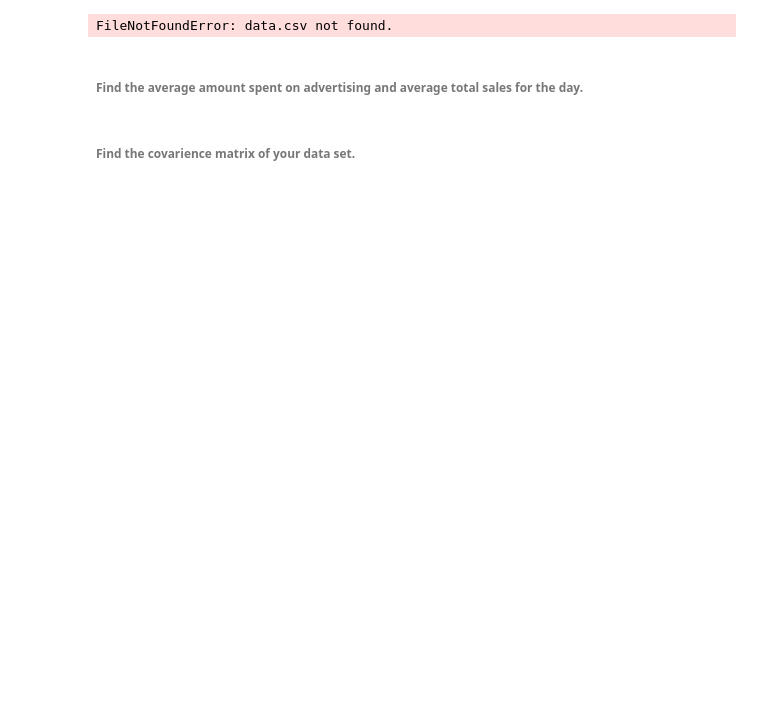
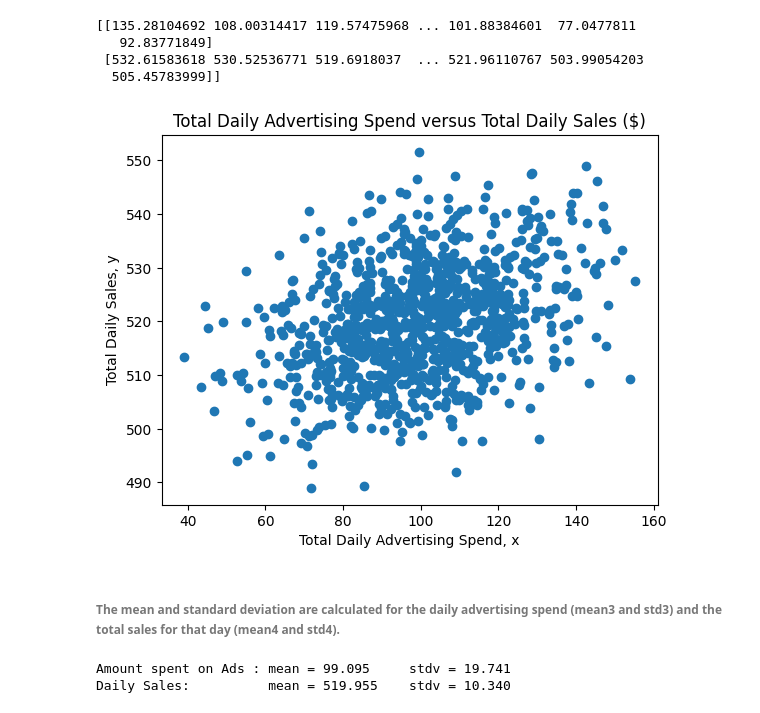
Before and after one commit to GriffsKode/griffskode.github.io, a Jupyter notebook: portfolio/AdvertisingNumpy/AdvertisingRandomNumpy.ipynb, the cells around one changed output. Saved outputs shown, nothing was run; the diff lists cells and outputs as text; code cells hidden in the pictures; blank space fills up the shorter version.

```diff
--- a/portfolio/AdvertisingNumpy/AdvertisingRandomNumpy.ipynb
+++ b/portfolio/AdvertisingNumpy/AdvertisingRandomNumpy.ipynb
@@ -81,30 +110,38 @@ data2: mean=519.869 stdv=11.098
-# %%
-from numpy import loadtxt
-# load the data using numpy's loadtext. Assign the output to variable "data".
-# The data has 2 columns, we will create a scatterplot with the data.
-data = np.loadtxt('data.csv', delimiter=',')
-print(data)
-pyplot.scatter(data[0], data[1])
-pyplot.show()
-
-# USED
-fig = pyplot.scatter(data[0], data[1])
-points = fig.get_offsets()
-pyplot.show()
-# %% [output]
-FileNotFoundError: data.csv not found.
-# %% [markdown]
-###### Find the average amount spent on advertising and average total sales for the day.
+# %%
+# Data from the csv file is loaded using numpy's loadtext and assigned to "data".
+# The csv file data has 2 columns. The first column (0 index) is the total amount spent on advertisements in a day.
+# The second column (1 index) is the total sales for that day.
+# A scatter plot is created to visualize the data.
+
+data_table = np.loadtxt('https://raw.githubusercontent.com/GriffsKode/griffskode.github.io/main/portfolio/AdvertisingNumpy/data.csv', delimiter=',')
+print(data_table)
+# Create a figure to plot the data
+fig = pyplot.scatter(data_table[0], data_table[1])
+pyplot.title("Total Daily Advertising Spend versus Total Daily Sales ($)")
+pyplot.xlabel("Total Daily Advertising Spend, x")
+pyplot.ylabel("Total Daily Sales, y")
+points = fig.get_offsets()
+pyplot.show()
+# %% [output]
+[[135.28104692 108.00314417 119.57475968 ... 101.88384601  77.0477811
+   92.83771849]
+ [532.61583618 530.52536771 519.6918037  ... 521.96110767 503.99054203
+  505.45783999]]
+[figure, added]
+# %% [markdown]
+###### The mean and standard deviation are calculated for the daily advertising spend (mean3 and std3) and the total sales for that day (mean4 and std4).
 # %%
-#Store the mean and std of the random variables as variable names mean1, mean2, std1, std2.
-mean1 = np.mean(data[0])
-std1 = np.std(data[0])
+# Daily Advertising spend mean and standard deviation
+mean3 = np.mean(data_table[0])
+std3 = np.std(data_table[0])
 
-mean2 =  np.mean(data[1])
-std2 =  np.std(data[1])
+# Total daily sales mean and standard deviation
+mean4 =  np.mean(data_table[1])
+std4 =  np.std(data_table[1])
 
-
-print('Amount spent on Ads : mean=%.3f     stdv=%.3f' % (mean1, std1))
-print('Daily Sales:          mean=%.3f    stdv=%.3f' % (mean2, std2))
+# Print the calculated values
+print('Amount spent on Ads : mean = %.3f     stdv = %.3f' % (mean3, std3))
+print('Daily Sales:          mean = %.3f    stdv = %.3f' % (mean4, std4))
+# %% [output]
+Amount spent on Ads : mean = 99.095     stdv = 19.741
+Daily Sales:          mean = 519.955    stdv = 10.340
-# %% [markdown]
-###### Find the covarience matrix of your data set.
```
Also changed, not shown: parts of 20 cells of this notebook.
